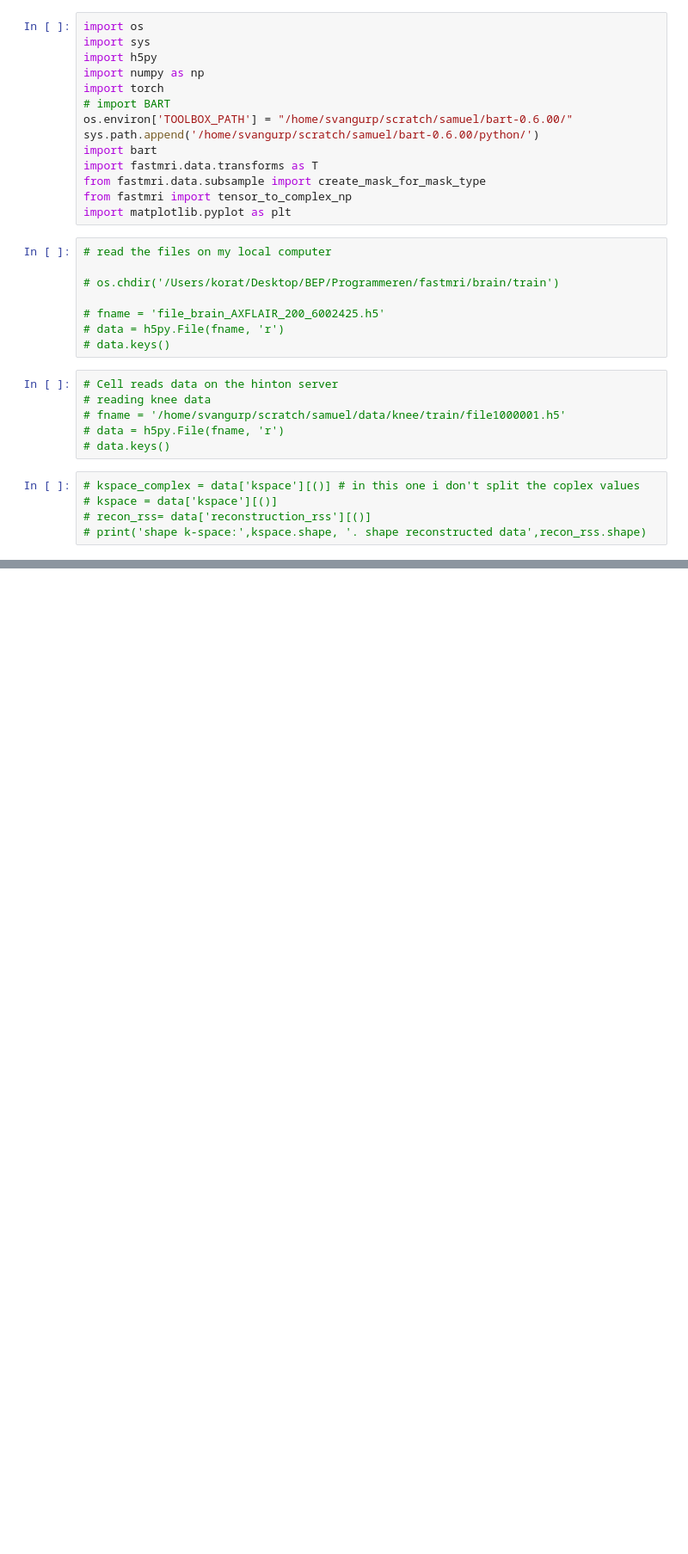
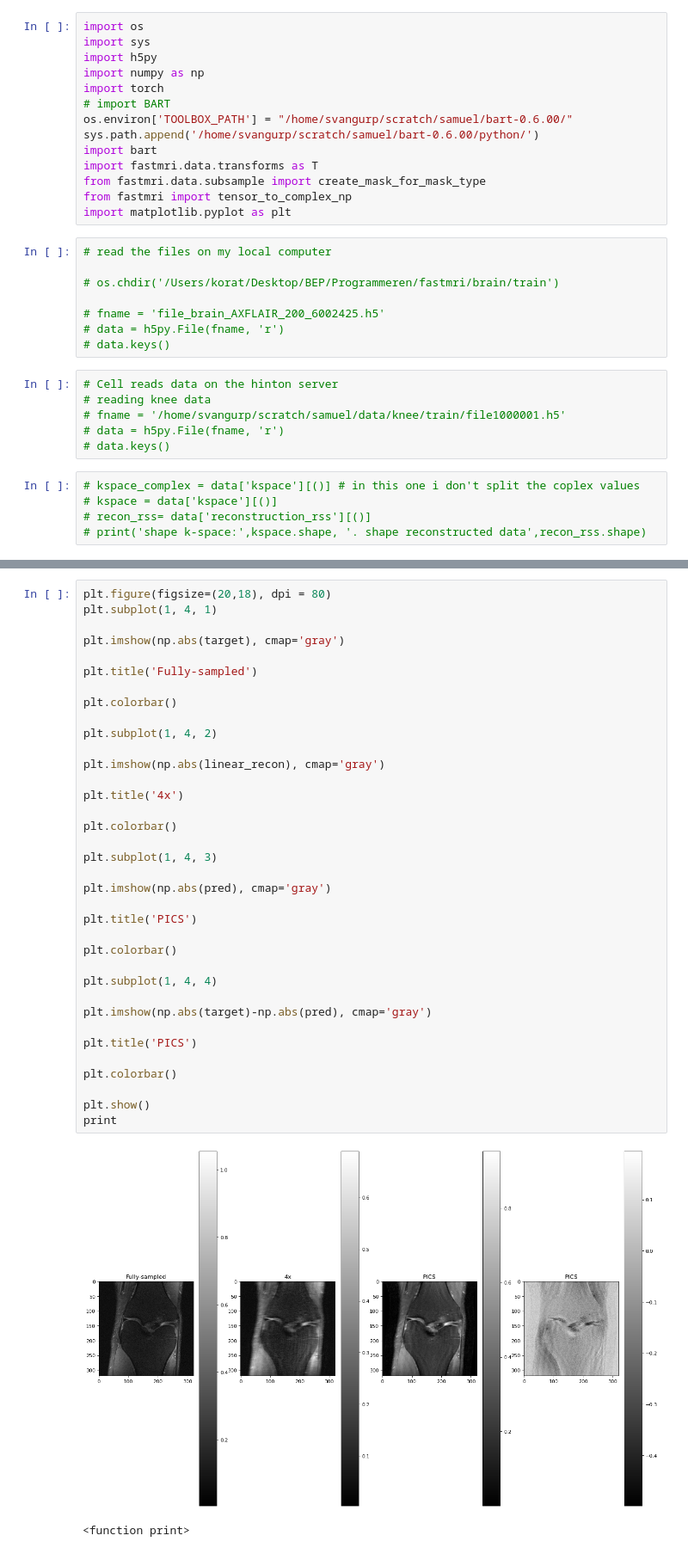
Before and after one commit to Samuel-van-Gurp/fastMRI, a Jupyter notebook: Samuel_notebooks/cs_notebook.ipynb, the cells around one changed output, grey strips where cells are left out. Shown at 86% size. Drawn from its saved outputs; the diff is of its cells as text; blank space fills up the shorter version.

```diff
--- a/Samuel_notebooks/cs_notebook.ipynb
+++ b/Samuel_notebooks/cs_notebook.ipynb
@@ -159,0 +301,39 @@ IndexError: index 320 is out of bounds for axis 0 with size 320
+# %%
+plt.figure(figsize=(20,18), dpi = 80)
+plt.subplot(1, 4, 1)
+
+plt.imshow(np.abs(target), cmap='gray')
+
+plt.title('Fully-sampled')
+
+plt.colorbar()
+
+plt.subplot(1, 4, 2)
+
+plt.imshow(np.abs(linear_recon), cmap='gray')
+
+plt.title('4x')
+
+plt.colorbar()
+
+plt.subplot(1, 4, 3)
+
+plt.imshow(np.abs(pred), cmap='gray')
+
+plt.title('PICS')
+
+plt.colorbar()
+
+plt.subplot(1, 4, 4)
+
+plt.imshow(np.abs(target)-np.abs(pred), cmap='gray')
+
+plt.title('PICS')
+
+plt.colorbar()
+
+plt.show()
+print
+# %% [output]
+[figure, added]
+<function print>
```
Also changed, not shown: parts of 15 cells of this notebook, 3 other files.
